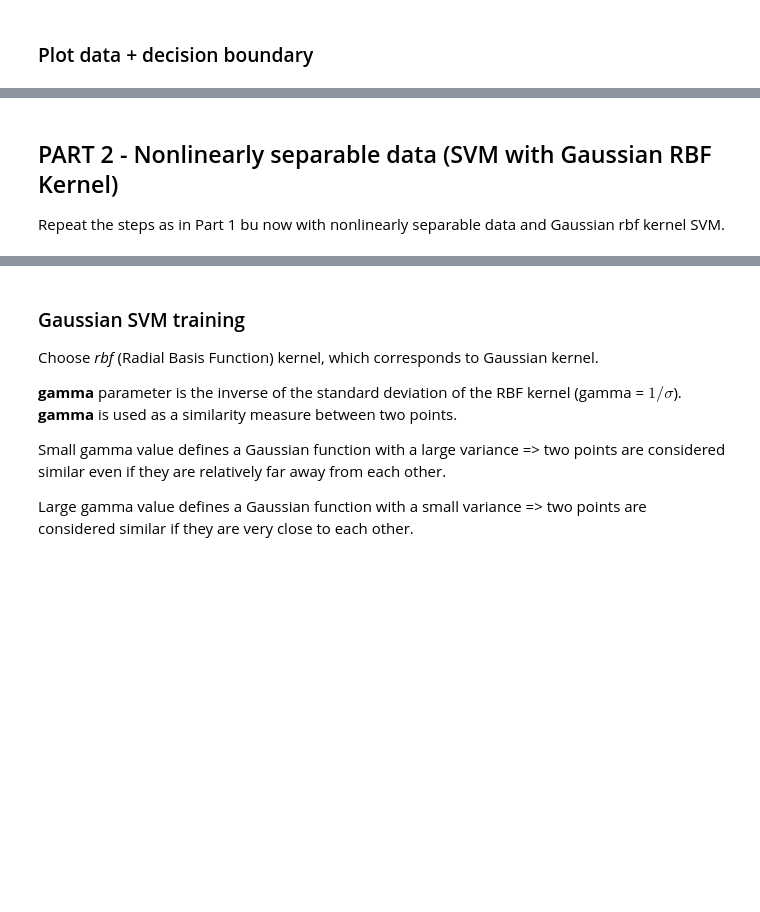
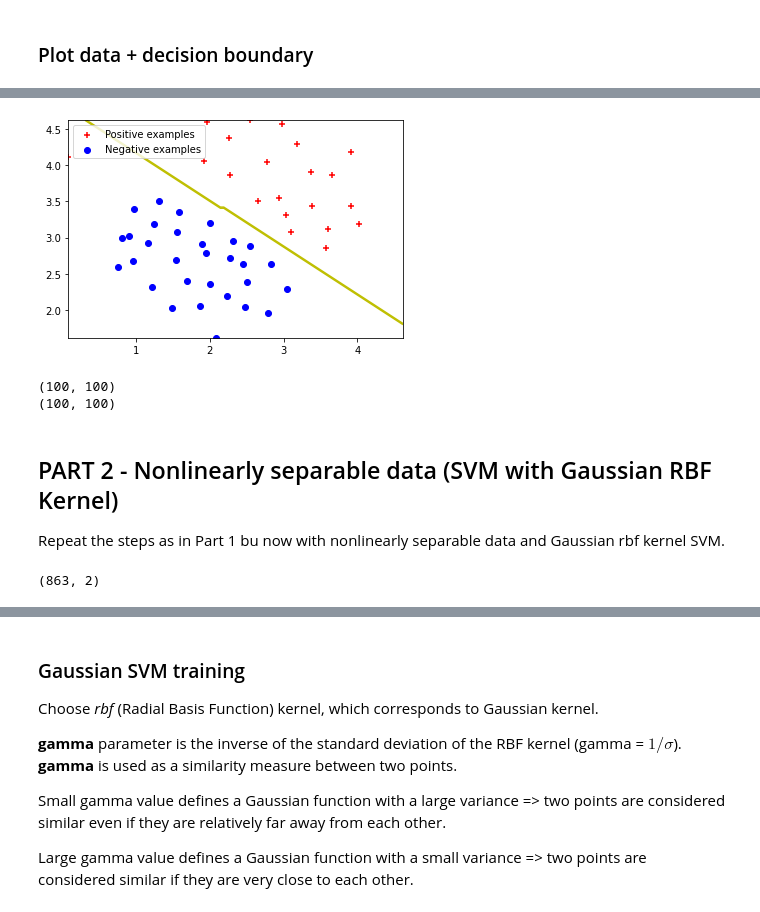
Before and after one commit to renanaferreira/FAA-repository, a Jupyter notebook: 06-Lab-SVM/SVM.ipynb, the cells around one changed output, grey strips where cells are left out. Cells and saved outputs as stored; diff of their text form; code cells hidden in the pictures; blank space fills up the shorter version.

```diff
--- a/06-Lab-SVM/SVM.ipynb
+++ b/06-Lab-SVM/SVM.ipynb
@@ -77,3 +86,4 @@ print(X_2.shape)
 # %%
 # Repeat SVM training for C = 100 and get accuracy 100%
-?
+classifier = SVC(C=100, kernel="linear")
+classifier.fit(X,np.ravel(y))
@@ -83,3 +90,21 @@ print(X_2.shape)
+# %%
+#Plot data + decision boundary
+plt.scatter(X[pos[:,0],0],X[pos[:,0],1],c="r",marker="+", label="Positive examples")
+plt.scatter(X[neg[:,0],0],X[neg[:,0],1],c="b",marker="o",label="Negative examples")
+plt.legend(loc=0)
+
+num=100
+X_1,X_2 = np.meshgrid(np.linspace(X[:,0].min(),X[:,1].max(),num),np.linspace(X[:,1].min(),X[:,1].max(),num))
+plt.contour(X_1,X_2,classifier.predict(np.array([X_1.ravel(),X_2.ravel()]).T).reshape(X_1.shape),1,colors="y")
+plt.show()
+
+print(X_1.shape)
+
+print(X_2.shape)
+# %% [output]
+[figure, added]
+(100, 100)
+(100, 100)
 # %% [markdown]
 ## PART 2 - Nonlinearly separable data  (SVM with Gaussian RBF Kernel)
 
@@ -87,9 +112,12 @@ Repeat the steps as in Part 1 bu now with nonlinearly separable data and Gaussia
 # %%
 #Use loadmat to load the file ex6data2.mat as a dictionary with keys "X"  and "y".
 #Extract arrays X and y. Consult the code in Lab 4.
+mat=loadmat("ex6data2.mat")
 
-X2 = ?
-y2 = ?
+X2 = mat["X"]
+y2 = mat["y"]
+# %% [output]
+(863, 2)
 # %% [markdown]
 ### Plot data
 
```
Also changed, not shown: parts of 14 cells of this notebook, 18 other files.
